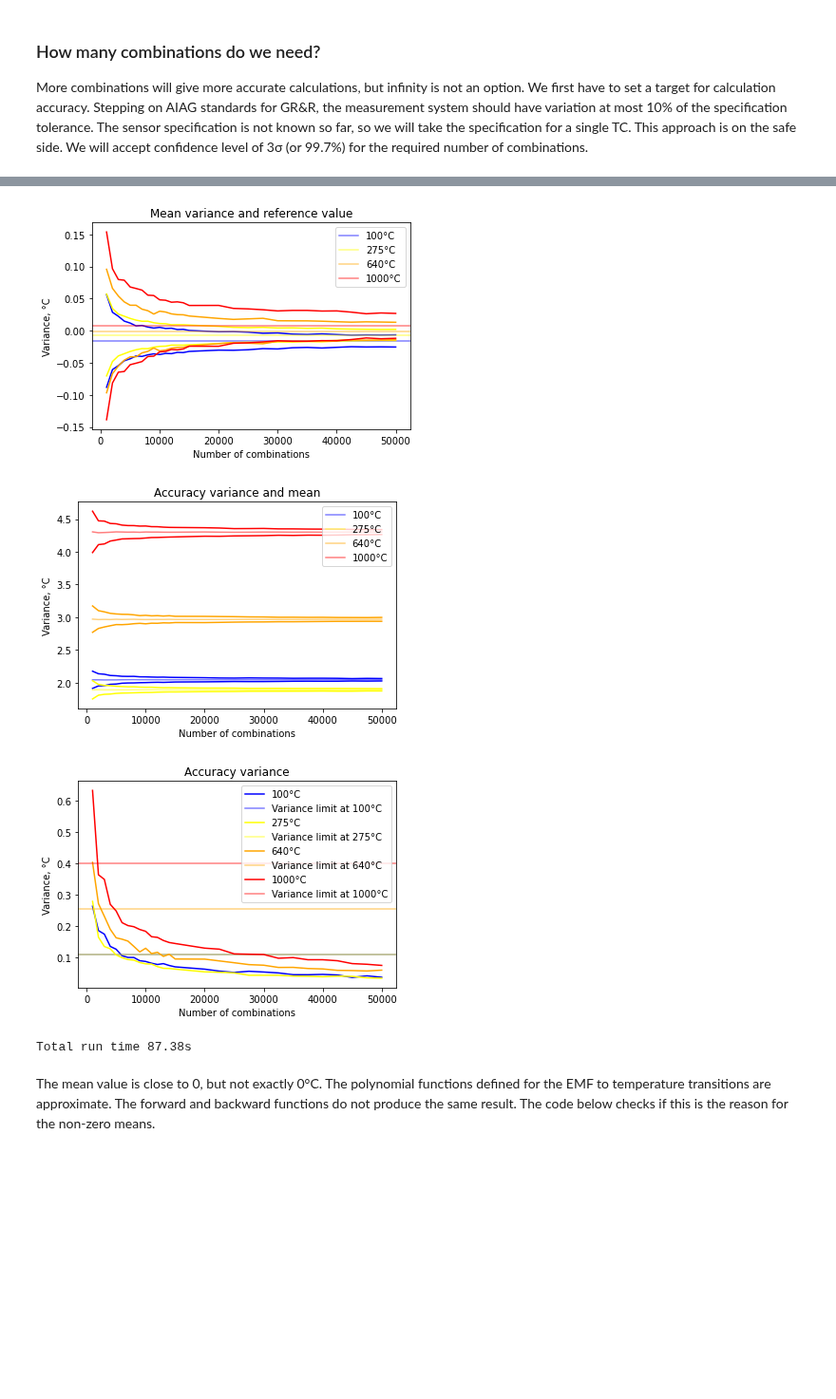
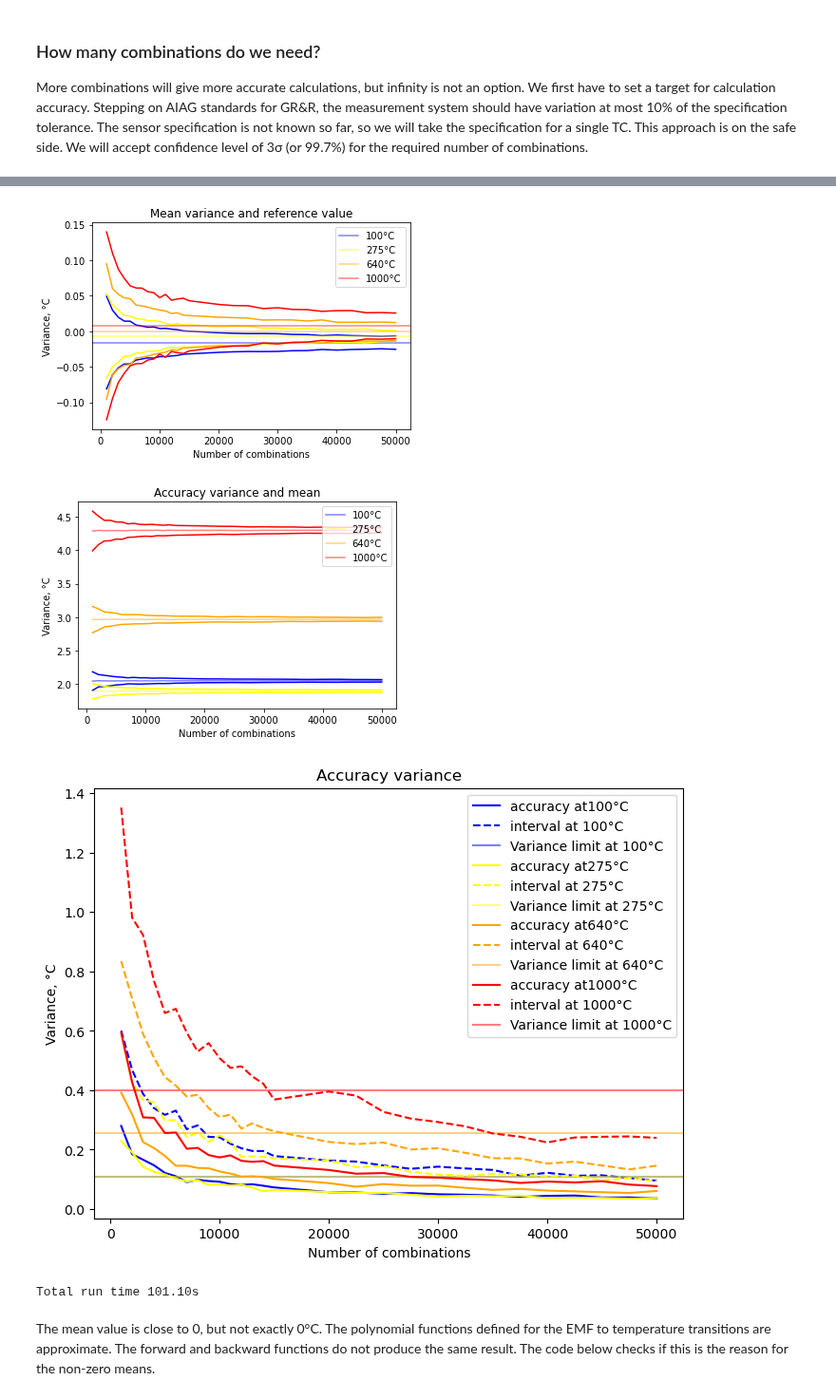
Before and after one commit to Chehlarov/Math-for-devs, a Jupyter notebook: 99 - TC project/N-type thermocouple accuracy calculation using Monte Carlo.ipynb, the cells around one changed output, grey strips where cells are left out. Shown at 95% size. Drawn from its saved outputs; the diff is of its cells as text; code cells hidden in the pictures; blank space fills up the shorter version.

```diff
--- a/99 - TC project/N-type thermocouple accuracy calculation using Monte Carlo.ipynb
+++ b/99 - TC project/N-type thermocouple accuracy calculation using Monte Carlo.ipynb
@@ -189,6 +190,8 @@ def generate_monte_carlo(t, t_weld = None, t_cold_junction = None, number_of_com
     elif model=='linear':
         emf_from_temperature = get_emf_from_temperature_linear
         temperature_from_emf = get_temperature_from_emf_linear
+    else:
+        raise  ValueError(f"{model} is not implemented model")
 
     rng_1 = np.random.Generator(np.random.Philox(seed=9729)) # Philox(high quality) or SFC64 (fast); time diffrence not dramatic
     rng_2 = np.random.Generator(np.random.Philox(seed=4593))
@@ -257,0 +279,12 @@ It is much faster (about 30 times on my PC) with linear approximation of the emf
+# %%
+x = np.linspace(0, 1100, 20)
+skewnesses = []
+for t in x:
+    pool = generate_monte_carlo(t)
+    s = skew(pool)
+    skewnesses.append(s)
+plt.title("Skewness")
+plt.xlabel("temperature, °C")
+plt.xlabel("skewness")
+plt.plot(x, skewnesses)
+plt.show()
@@ -267,6 +304,7 @@ def measurment_accuracy_mc():
     plot_accuracy_variance = dict()
     plot_accuracy_mean = dict()
     plot_mean_reference = dict()
+    plot_interval_99_7_variance = dict()
 
     x = list(range(1000, 15001, 1000))
     x.extend(list(range(20000, 50001, 2500))) #number of combinations to analyze
@@ -275,6 +313,7 @@ def measurment_accuracy_mc():
         plot_mean_variance[t] = []
         plot_accuracy_variance[t] = []
         plot_accuracy_mean[t] = []
+        plot_interval_99_7_variance[t] = []
 
         t_start_data_pool = time.time()
         # it is imperative the data pool to be larger than the number of values we pick
@@ -284,38 +323,51 @@ def measurment_accuracy_mc():
         print(f"Data pool for t = {t}°C created for {(t_end_data_pool-t_start_data_pool):.2f}s")
 
         plot_mean_reference[t] = np.mean(data_pool)
+        print(f"Mean reference temperature at {t}°C is {plot_mean_reference[t]:.4f}°C")
+        print(f"Median reference temperature at {t}°C is {np.median(data_pool):.4f}°C")
+        percentline_lower = np.percentile(data_pool, 100*norm.cdf(-3, loc=0, scale=1))
+        percentline_upper = np.percentile(data_pool, 100*norm.cdf(3, loc=0, scale=1))
+        print(f"Lower limit at {100*norm.cdf(-3, loc=0, scale=1):.2f}% {percentline_lower:.4f}°C")
+        print(f"Upper limit at {100*norm.cdf(3, loc=0, scale=1):.2f}% {percentline_upper:.4f}°C")
 
         for n_combos in x:
             run_means = []
             run_accuracies = []
+            run_intervals = []
             for run in range(0, 200):
                 data_sub_set = np.random.choice(data_pool, size = n_combos)
                 mean = np.mean(data_sub_set)
                 std = np.std(data_sub_set)
                 accuracy = 3 * std
+                interval_99_7 = 0.5*(np.percentile(data_sub_set, 100*norm.cdf(3, loc=0, scale=1)) - \
+                                     np.percentile(data_sub_set, 100*norm.cdf(-3, loc=0, scale=1)))
                 run_means.append(mean)
                 run_accuracies.append(accuracy)
+                run_intervals.append(interval_99_7)
             # calcualting the variances of the mean and the accuracy
             # it is expected the true mean to be 0 - see the discussion later
             mean_variance = 6 * np.std(run_means)
             accuracy_variance = 6 * np.std(run_accuracies)
             accuracy_mean = np.mean(run_accuracies)
             # do not make mean of means; this efect is the same as looking at more cobinations
+            interval_variance = 6 * np.std(run_intervals)
 
             plot_mean_variance[t].append(mean_variance)
             plot_accuracy_variance[t].append(accuracy_variance)
             plot_accuracy_mean[t].append(accuracy_mean)
+            plot_interval_99_7_variance[t].append(interval_variance)
 
         plot_mean_variance[t] = np.array(plot_mean_variance[t])
         plot_accuracy_variance[t] = np.array(plot_accuracy_variance[t])
         plot_accuracy_mean[t] = np.array(plot_accuracy_mean[t])
+        plot_interval_99_7_variance[t] = np.array(plot_interval_99_7_variance[t])
 
     plt.title("Mean variance and reference value")
     plt.xlabel("Number of combinations")
     plt.ylabel("Variance, °C")
     for i, t in enumerate(plot_mean_variance):
         mean_ref = plot_mean_reference[t]
-        print(f"Mean reference temperature at {t}°C is {mean_ref:.4f}°C")
+#         print(f"Mean reference temperature at {t}°C is {mean_ref:.4f}°C")
         plt.axhline(mean_ref, color = cmap[i], label=f"{t}°C", alpha=0.5)
         plt.plot(x, mean_ref + 0.5*plot_mean_variance[t], color = cmap[i])
         plt.plot(x, mean_ref - 0.5*plot_mean_variance[t], color = cmap[i])
@@ -332,13 +384,15 @@ def measurment_accuracy_mc():
     plt.legend(loc="upper right")
     plt.show()
 
+    plt.figure(figsize=(8,6), dpi=100)
     plt.title("Accuracy variance")
     plt.xlabel("Number of combinations")
     plt.ylabel("Variance, °C")
     for i, t in enumerate(plot_accuracy_mean):
-        plt.plot(x, plot_accuracy_variance[t], color = cmap[i], label=f"{t}°C")
+        plt.plot(x, plot_accuracy_variance[t], color = cmap[i], label=f"accuracy at{t}°C")
+        plt.plot(x, plot_interval_99_7_variance[t], "--", color = cmap[i], label=f"interval at {t}°C")
         plt.axhline(0.1 * leads_accuracy(t), color = cmap[i], alpha=0.5, label=f"Variance limit at {t}°C")
-    plt.legend(loc="upper right")
+    plt.legend() # loc="upper right"
     plt.show()
     print(f"Total run time {(time.time()-t_start):.2f}s")
 measurment_accuracy_mc()
@@ -354,7 +420,7 @@ Mean reference temperature at 1000°C is 0.0076°C
-[figure, old version]
+[figure, new version]
-[figure, old version]
+[figure, new version]
-[figure, old version]
+[figure, new version]
-Total run time 87.38s
+Total run time 101.10s
 # %% [markdown]
 The mean value is close to 0, but not exactly 0°C. The polynomial functions defined for the EMF to temperature transitions are approximate. The forward and backward functions do not produce the same result. The code below checks if this is the reason for the non-zero means.
 # %%
```
Also changed, not shown: parts of 21 cells of this notebook.
